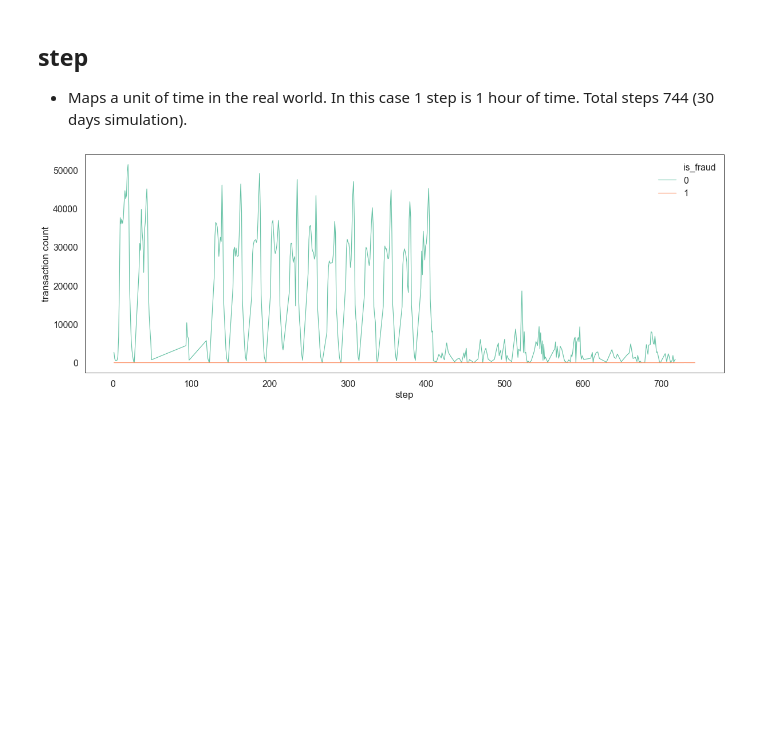
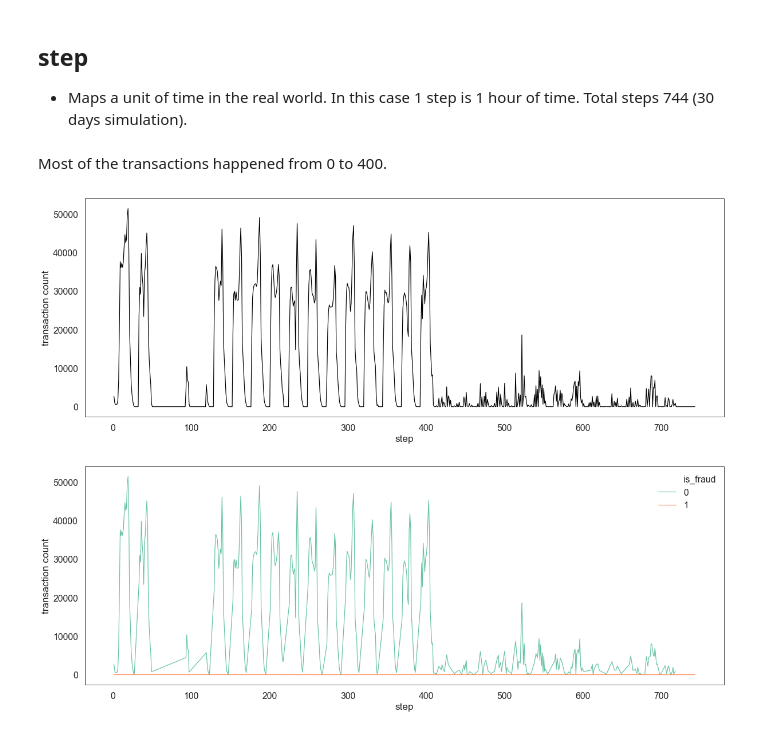
Before and after one commit to valmadrid/Detecting-Financial-Fraud-Transactions, a Jupyter notebook: financial_fraud.ipynb, the cells around one changed output. Cells and saved outputs as stored; diff of their text form; code cells hidden in the pictures; blank space fills up the shorter version.

```diff
--- a/financial_fraud.ipynb
+++ b/financial_fraud.ipynb
@@ -159,6 +185,19 @@ for key, val in enumerate(["Non-Fradulent Transactions", "Fradulent Transactions
 ## step
 
 - Maps a unit of time in the real world. In this case 1 step is 1 hour of time. Total steps 744 (30 days simulation).
+# %% [markdown]
+Most of the transactions happened from 0 to 400.
+# %%
+plt.figure(figsize=(20, 7))
+sns.lineplot(x="step",
+             y="amount",
+             data=df.groupby(["step"]).count().reset_index(),
+             color="black")
+plt.xlabel("step")
+plt.ylabel("transaction count")
+plt.show()
+# %% [output]
+[figure, added]
 # %%
 plt.figure(figsize=(20, 7))
 sns.lineplot(x="step",
```
Also changed, not shown: parts of 52 cells of this notebook.
